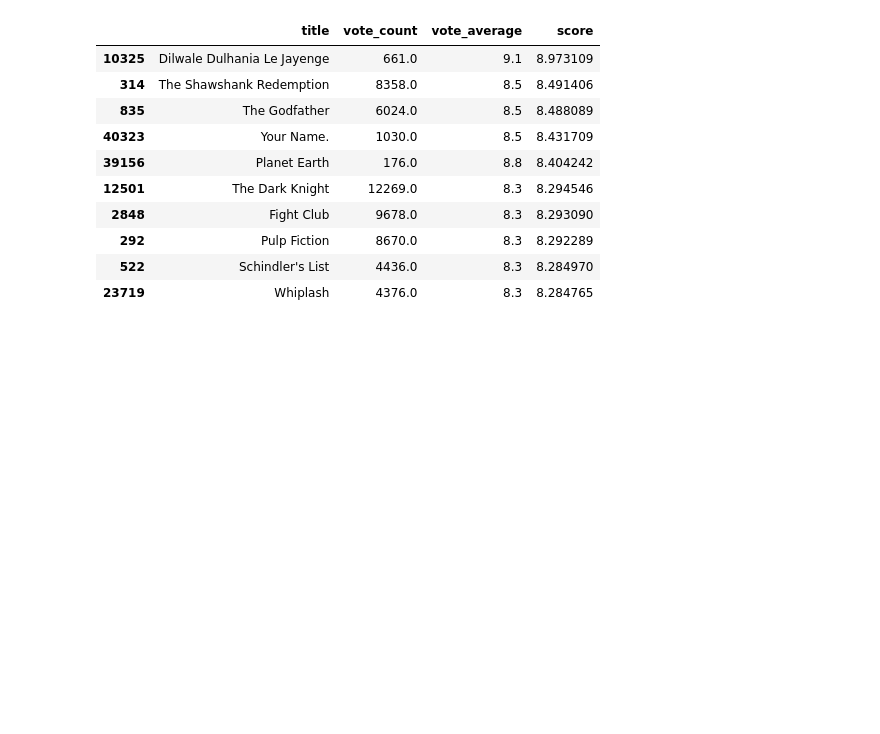
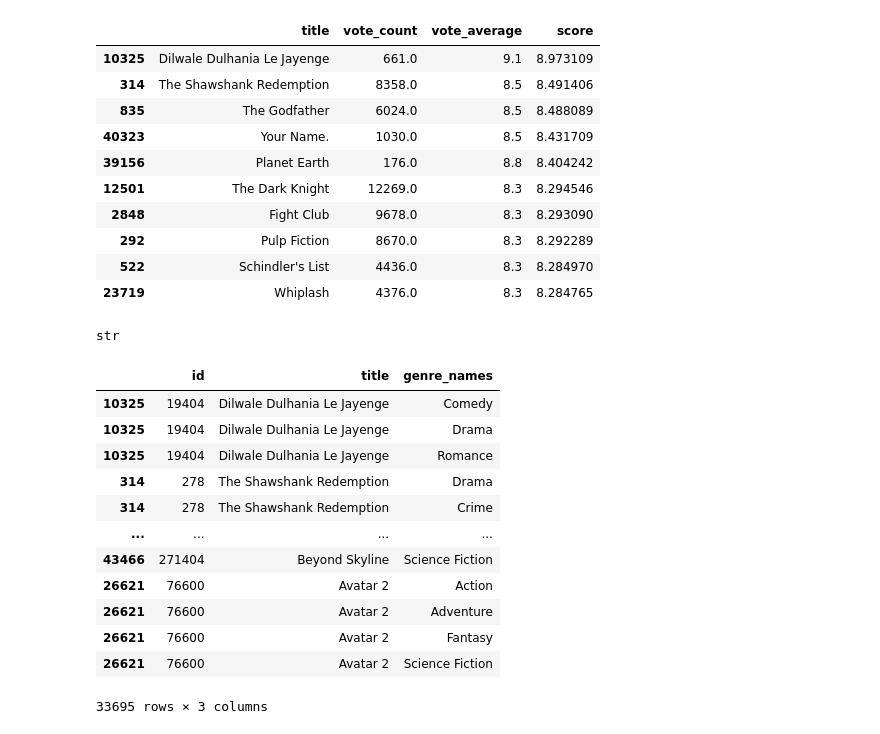
Before and after one commit to Maximiliano-16/MovieRecomendSystem, a Jupyter notebook: MovieRecommend.ipynb, the cells around one changed output. Saved outputs shown, nothing was run; the diff lists cells and outputs as text; code cells hidden in the pictures; blank space fills up the shorter version.

```diff
--- a/MovieRecommend.ipynb
+++ b/MovieRecommend.ipynb
@@ -183,3 +183,7 @@ q_movies[['title', 'vote_count', 'vote_average', 'score']].head(10)
 | 292 | Pulp Fiction | 8670.0 | 8.3 | 8.292289 |
 | 522 | Schindler's List | 4436.0 | 8.3 | 8.284970 |
 | 23719 | Whiplash | 4376.0 | 8.3 | 8.284765 |
+# %%
+type(q_movies['genres'][0])
+# %% [output]
+str
@@ -185,0 +207,16 @@ q_movies[['title', 'vote_count', 'vote_average', 'score']].head(10)
+# %%
+genres_d
+# %% [output]
+|  | id | title | genre_names |
+| 10325 | 19404 | Dilwale Dulhania Le Jayenge | Comedy |
+| 10325 | 19404 | Dilwale Dulhania Le Jayenge | Drama |
+| 10325 | 19404 | Dilwale Dulhania Le Jayenge | Romance |
+| 314 | 278 | The Shawshank Redemption | Drama |
+| 314 | 278 | The Shawshank Redemption | Crime |
+| ... | ... | ... | ... |
+| 43466 | 271404 | Beyond Skyline | Science Fiction |
+| 26621 | 76600 | Avatar 2 | Action |
+| 26621 | 76600 | Avatar 2 | Adventure |
+| 26621 | 76600 | Avatar 2 | Fantasy |
+| 26621 | 76600 | Avatar 2 | Science Fiction |
+33695 rows × 3 columns
```
Also changed, not shown: parts of 6 cells of this notebook.
